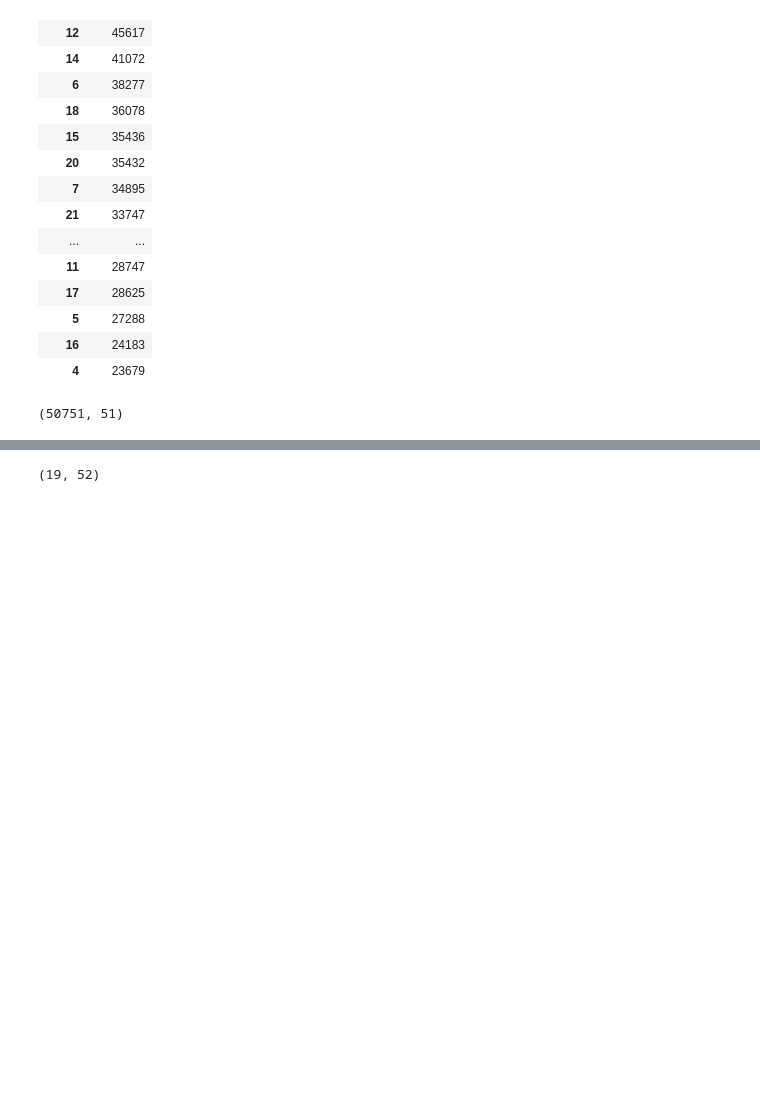
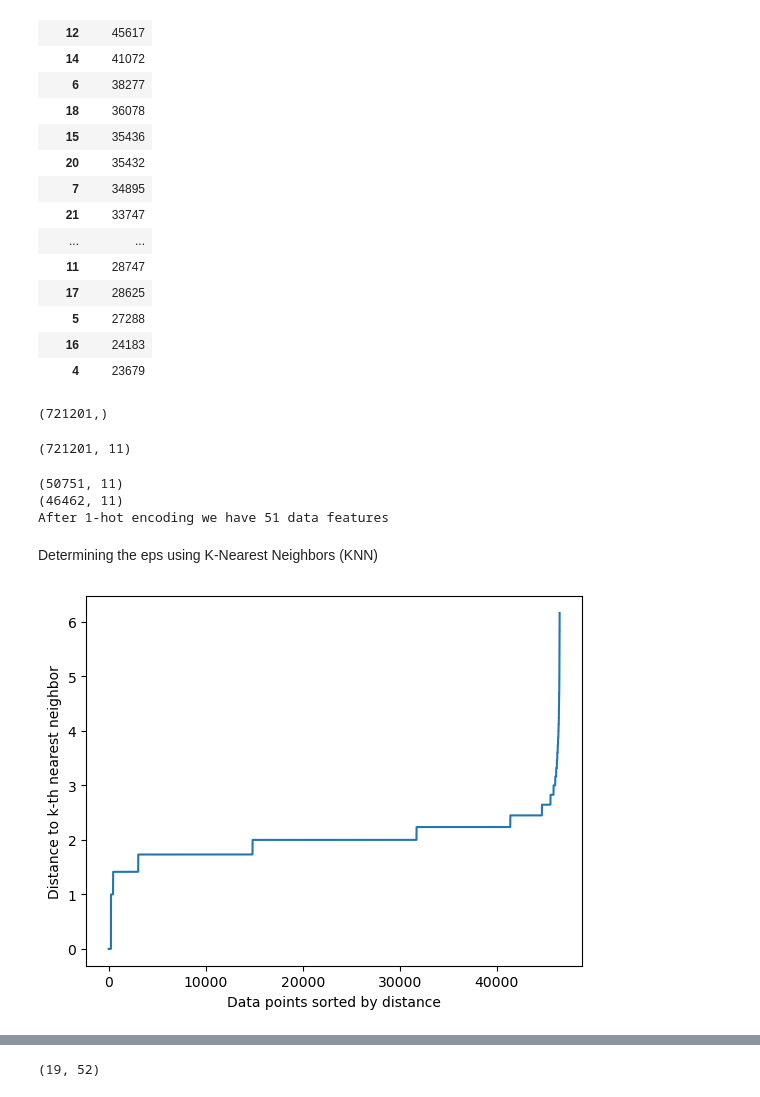
Before and after one commit to helloimsc/lapd-crime-spots, a Jupyter notebook: clustering_area.ipynb, the cells around one changed output, grey strips where cells are left out. Drawn from its saved outputs; the diff is of its cells as text; code cells hidden in the pictures; blank space fills up the shorter version.

```diff
--- a/clustering_area.ipynb
+++ b/clustering_area.ipynb
@@ -89,10 +119,48 @@ df_clean_lat_lon[["AREA", "Category"]].groupby("AREA").count().sort_values(by="C
 | 5 | 27288 |
 | 16 | 24183 |
 | 4 | 23679 |
-# %%
-df_central = df_clean_lat_lon[df_clean_lat_lon["AREA"]==1]
-df_central_encoded = pd.get_dummies(df_central, columns=["Vict Sex", "Vict Descent", "Status", "Category"], drop_first=True)
-df_central_encoded.shape
-# %% [output]
-(50751, 51)
+# %%
+# take in the rest of the columns except the Datetime occ
+columns = df_clean_lat_lon.columns.to_list()
+columns.remove("Occ DateTime")
+datatime_occ = df_clean_lat_lon["Occ DateTime"]
+df_clustering = df_clean_lat_lon[columns]
+print(datatime_occ.shape)
+df_clustering.shape
+# %% [output]
+(721201,)
+(721201, 11)
+# %%
+# focusing on AREA 1 since AREA 1 has the highest crime frequencies reported
+df_central = df_clustering[df_clustering["AREA"]==1]
+print(df_central.shape)
+# taking out the 2024 data as the reported crime seems to be incomplete
+# the standard deviation of lag time in reporting is about 6 months
+df_central = df_central[df_central["Year OCC"]!=2024]
+print(df_central.shape)
+df_central_encoded = pd.get_dummies(df_central, columns=["Vict Sex", "Vict Descent", "Status", "Category"], drop_first=True)
+print(f"After 1-hot encoding we have {df_central_encoded.shape[1]} data features")
+# %% [output]
+(50751, 11)
+(46462, 11)
+After 1-hot encoding we have 51 data features
+# %% [markdown]
+Determining the eps using K-Nearest Neighbors (KNN)
+# %%
+from sklearn.neighbors import NearestNeighbors
+import matplotlib.pyplot as plt
+import numpy as np
+
+# Set the value of k as min_samples
+k = 4
+nbrs = NearestNeighbors(n_neighbors=k).fit(df_central_encoded)
+distances, indices = nbrs.kneighbors(df_central_encoded)
+distances = np.sort(distances[:, k-1], axis=0)
+
+plt.plot(distances)
+plt.ylabel("Distance to k-th nearest neighbor")
+plt.xlabel("Data points sorted by distance")
+plt.show()
+# %% [output]
+[figure, added]
 # %%
```
Also changed, not shown: parts of 18 cells of this notebook, 8 other files.
